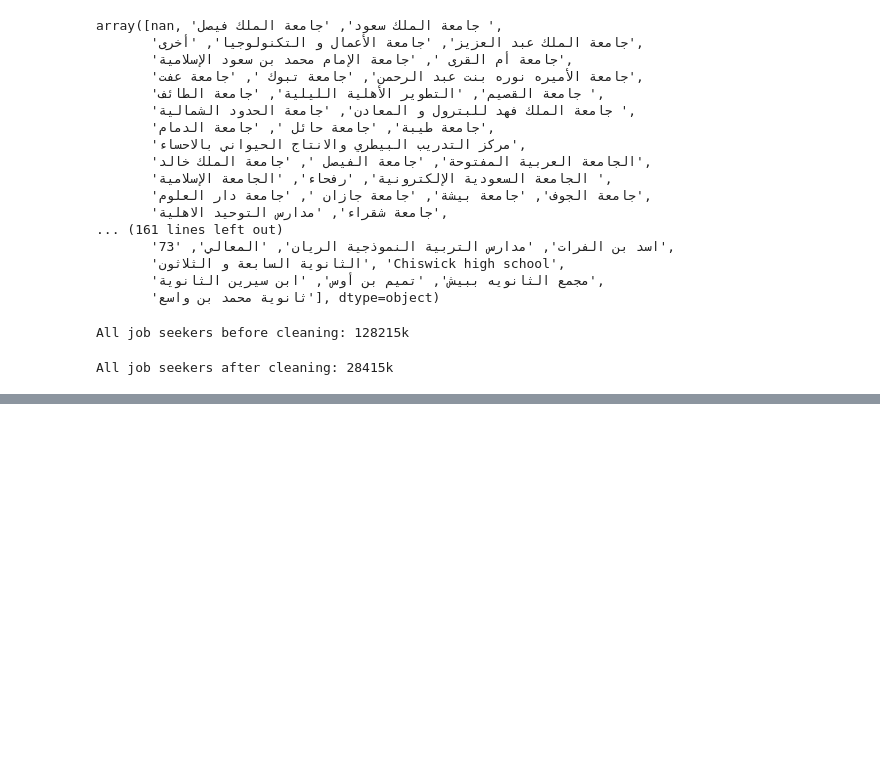
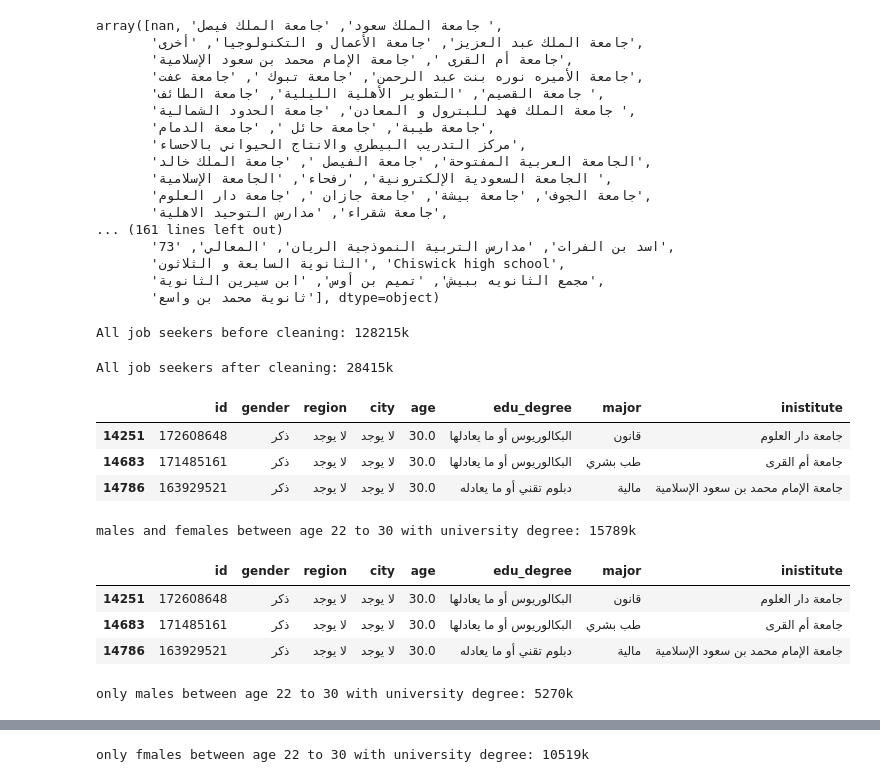
Before and after one commit to iimrx/data-analysis-workflow, a Jupyter notebook: code/job_seekers.ipynb, the cells around one changed output, grey strips where cells are left out. Saved outputs shown, nothing was run; the diff lists cells and outputs as text; code cells hidden in the pictures; blank space fills up the shorter version.

```diff
--- a/code/job_seekers.ipynb
+++ b/code/job_seekers.ipynb
@@ -152,8 +152,25 @@ print(f'All job seekers after cleaning: {len(df)}k')
 # %% [output]
 All job seekers after cleaning: 28415k
 # %%
-male_grad_dbmd = df.loc[(df['age'] > 22) & (df['age'] <=30) & (df['inistitute'].str.startswith("جامعة"))]
-female_grad_dbmd = df.loc[(df['age'] > 22) & (df['age'] <=30) & (df['inistitute'].str.startswith("جامعة"))]
+male_grad_dbmd = df.loc[(df['gender'] == 'ذكر') & (df['age'] > 22) & (df['age'] <=30) & (df['inistitute'].str.startswith("جامعة"))]
+female_grad_dbmd = df.loc[(df['gender'] == 'أنثى') & (df['age'] > 22) & (df['age'] <=30) & (df['inistitute'].str.startswith("جامعة"))]
-# %%
-male_grad_dbmd = df.loc[(df['age'] > 22) & (df['age'] <=30) & (df['inistitute'].str.startswith("جامعة"))]
-female_grad_dbmd = df.loc[(df['age'] > 22) & (df['age'] <=30) & (df['inistitute'].str.startswith("جامعة"))]
+# %%
+males_females_with_dbmd = pd.concat([male_grad_dbmd,female_grad_dbmd])
+# %%
+display(males_females_with_dbmd.head(3))
+print(f'males and females between age 22 to 30 with university degree: {len(males_females_with_dbmd)}k\n')
+display(male_grad_dbmd.head(3))
+print(f'only males between age 22 to 30 with university degree: {len(male_grad_dbmd)}k\n')
+display(female_grad_dbmd.head(3))
+print(f'only fmales between age 22 to 30 with university degree: {len(female_grad_dbmd)}k')
+# %% [output]
+|  | id | gender | region | city | age | edu_degree | major | inistitute |
+| 14251 | 172608648 | ذكر | لا يوجد | لا يوجد | 30.0 | البكالوريوس أو ما يعادلها | قانون | جامعة دار العلوم |
+| 14683 | 171485161 | ذكر | لا يوجد | لا يوجد | 30.0 | البكالوريوس أو ما يعادلها | طب بشري | جامعة أم القرى |
+| 14786 | 163929521 | ذكر | لا يوجد | لا يوجد | 30.0 | دبلوم تقني أو ما يعادله | مالية | جامعة الإمام محمد بن سعود الإسلامية |
+males and females between age 22 to 30 with university degree: 15789k
+|  | id | gender | region | city | age | edu_degree | major | inistitute |
+| 14251 | 172608648 | ذكر | لا يوجد | لا يوجد | 30.0 | البكالوريوس أو ما يعادلها | قانون | جامعة دار العلوم |
+| 14683 | 171485161 | ذكر | لا يوجد | لا يوجد | 30.0 | البكالوريوس أو ما يعادلها | طب بشري | جامعة أم القرى |
+| 14786 | 163929521 | ذكر | لا يوجد | لا يوجد | 30.0 | دبلوم تقني أو ما يعادله | مالية | جامعة الإمام محمد بن سعود الإسلامية |
+only males between age 22 to 30 with university degree: 5270k
@@ -159,0 +181 @@ female_grad_dbmd = df.loc[(df['age'] > 22) & (df['age'] <=30) & (df['inistitute'
+only fmales between age 22 to 30 with university degree: 10519k
```
Also changed, not shown: parts of 3 cells of this notebook.
